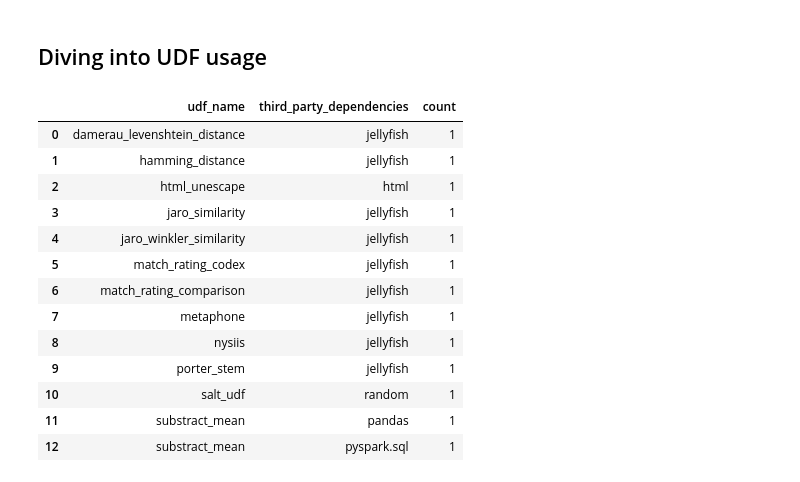
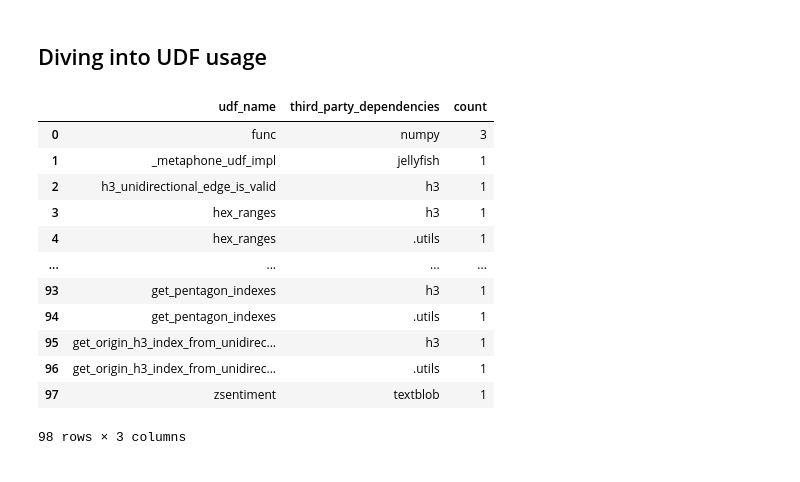
Before and after one commit to pmukho/CS230-Project, a Jupyter notebook: ast_parsing/ast_metrics_viz.ipynb, the cells around one changed output. Drawn from its saved outputs; the diff is of its cells as text; code cells hidden in the pictures.

```diff
--- a/ast_parsing/ast_metrics_viz.ipynb
+++ b/ast_parsing/ast_metrics_viz.ipynb
@@ -2,7 +2,7 @@
 import json
 
 # path to your JSONL file
-path = "/Users/henry/CS230-Project/results/summary-udf-inputs-typed.jsonl"
+path = "/Users/henry/CS230-Project/results/analysis_results-updated.jsonl"
 
 samples = []
 with open(path, "r") as f:
@@ -87,61 +87,88 @@ programs['program_name'] = programs['repo_name'] + '/' + programs['path']
 # %%
 import pandas as pd
 from collections import Counter
+import os, glob
 
 # df already loaded
 
 rows = []
 
 for _, row in df.iterrows():
     udfs = row.get("udfs", {})
     if not isinstance(udfs, dict):
         continue
 
     for udf_name, udf_meta in udfs.items():
         deps = udf_meta.get("third_party_dependencies", [])
         if not deps:
             continue
 
         for dep in deps:
-            rows.append({
-                "udf_name": udf_name,
-                "third_party_dependencies": dep
-            })
+            rows.append({"udf_name": udf_name, "third_party_dependencies": dep})
 
 deps_df = pd.DataFrame(rows)
+
+# classify dependencies as 'local' (relative or repo-local) vs 'third_party'
+def is_local_dep(dep):
+    if not isinstance(dep, str):
+        return False
+    dep = dep.strip()
+    # leading-dot imports (e.g., .utils) are local/relative
+    if dep.startswith('.'):
+        return True
+    # path-like or file-like references are likely local
+    if dep.startswith('/') or '/' in dep or dep.endswith('.py'):
+        return True
+    # try to resolve a repo-local module file matching the dependency name
+    candidate = dep.replace('.', '/')
+    if os.path.exists(candidate + '.py') or os.path.exists(os.path.join(candidate, '__init__.py')):
+        return True
+    # do a recursive search for a matching module file in the repo
+    matches = glob.glob(f'**/{dep}.py', recursive=True) + glob.glob(f'**/{dep}/__init__.py', recursive=True)
+    return len(matches) > 0
+
+if not deps_df.empty:
+    deps_df['dependency_category'] = deps_df['third_party_dependencies'].apply(lambda d: 'local' if is_local_dep(d) else 'third_party')
+else:
+    deps_df['dependency_category'] = []
 
 # counts per (udf, dependency)
 udf_dep_counts = (
     deps_df
     .value_counts(["udf_name", "third_party_dependencies"])
     .reset_index(name="count")
 )
 
-# optional: total counts per dependency across all udfs
-dep_totals = (
-    deps_df
-    .value_counts("third_party_dependencies")
-    .reset_index(name="count")
-    .rename(columns={"third_party_dependencies": "dependency"})
-)
+# optional: total counts per dependency across all udfs, with categories
+if deps_df.empty:
+    dep_totals = pd.DataFrame(columns=["dependency", "count", "dependency_category"])
+else:
+    dep_totals = (
+        deps_df
+        .value_counts("third_party_dependencies")
+        .reset_index(name="count")
+        .rename(columns={"third_party_dependencies": "dependency"})
+    )
+    # attach category for each dependency
+    dep_totals['dependency_category'] = dep_totals['dependency'].apply(lambda d: 'local' if is_local_dep(d) else 'third_party')
 
 udf_dep_counts  # main result
-# dep_totals    # if you want global popularity
+# dep_totals    # if you want global popularity by dependency
+# dep_totals.groupby('dependency_category').sum()  # totals per category
 # %% [output]
 |  | udf_name | third_party_dependencies | count |
-| 0 | damerau_levenshtein_distance | jellyfish | 1 |
-| 1 | hamming_distance | jellyfish | 1 |
-| 2 | html_unescape | html | 1 |
-| 3 | jaro_similarity | jellyfish | 1 |
-| 4 | jaro_winkler_similarity | jellyfish | 1 |
-| 5 | match_rating_codex | jellyfish | 1 |
-| 6 | match_rating_comparison | jellyfish | 1 |
-| 7 | metaphone | jellyfish | 1 |
-| 8 | nysiis | jellyfish | 1 |
-| 9 | porter_stem | jellyfish | 1 |
-| 10 | salt_udf | random | 1 |
-| 11 | substract_mean | pandas | 1 |
-| 12 | substract_mean | pyspark.sql | 1 |
+| 0 | func | numpy | 3 |
+| 1 | _metaphone_udf_impl | jellyfish | 1 |
+| 2 | h3_unidirectional_edge_is_valid | h3 | 1 |
+| 3 | hex_ranges | h3 | 1 |
+| 4 | hex_ranges | .utils | 1 |
+| ... | ... | ... | ... |
+| 93 | get_pentagon_indexes | h3 | 1 |
+| 94 | get_pentagon_indexes | .utils | 1 |
+| 95 | get_origin_h3_index_from_unidirec... | h3 | 1 |
+| 96 | get_origin_h3_index_from_unidirec... | .utils | 1 |
+| 97 | zsentiment | textblob | 1 |
+98 rows × 3 columns
 # %%
 import matplotlib.pyplot as plt
 import seaborn as sns
```
Also changed, not shown: parts of 3 cells of this notebook, 3 other files.
